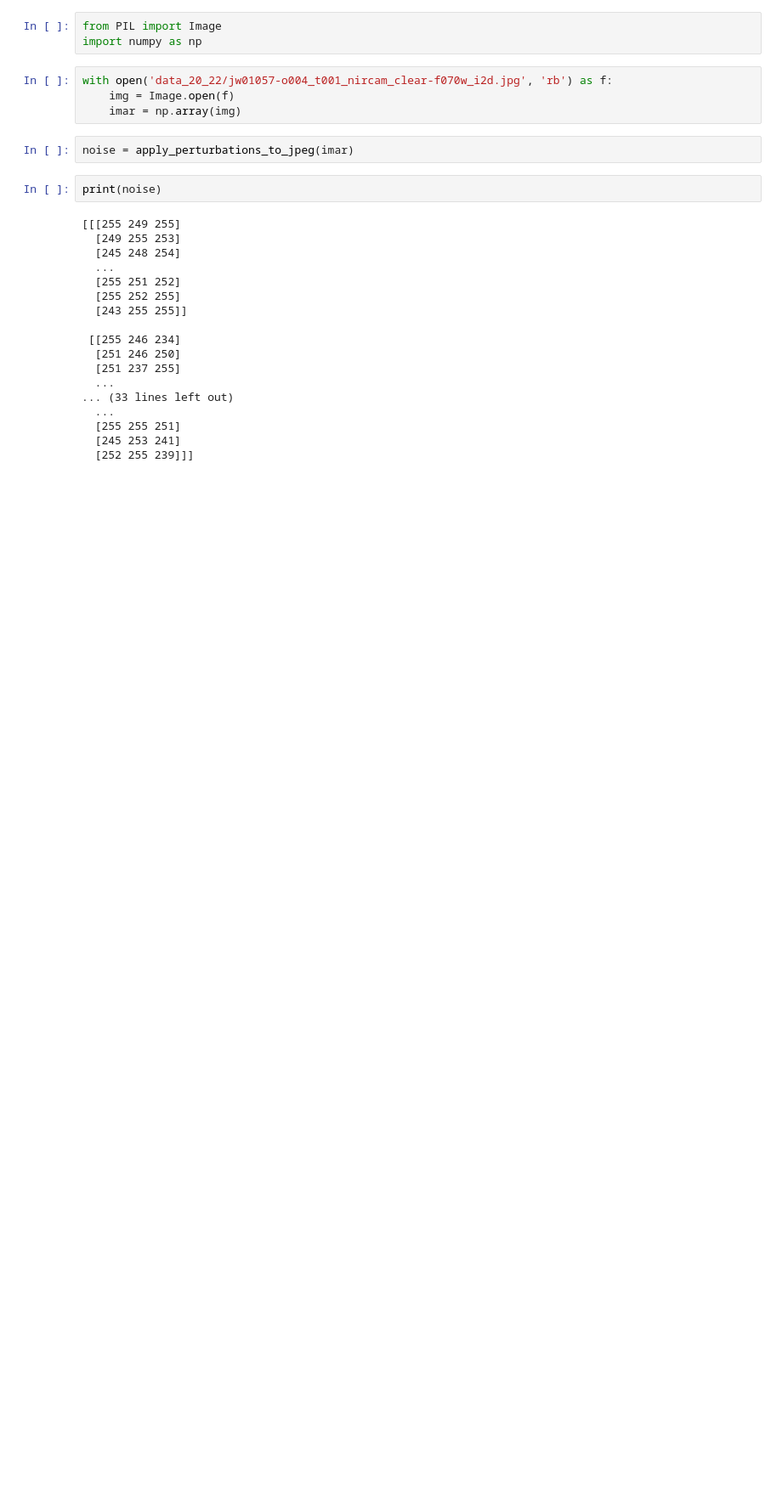
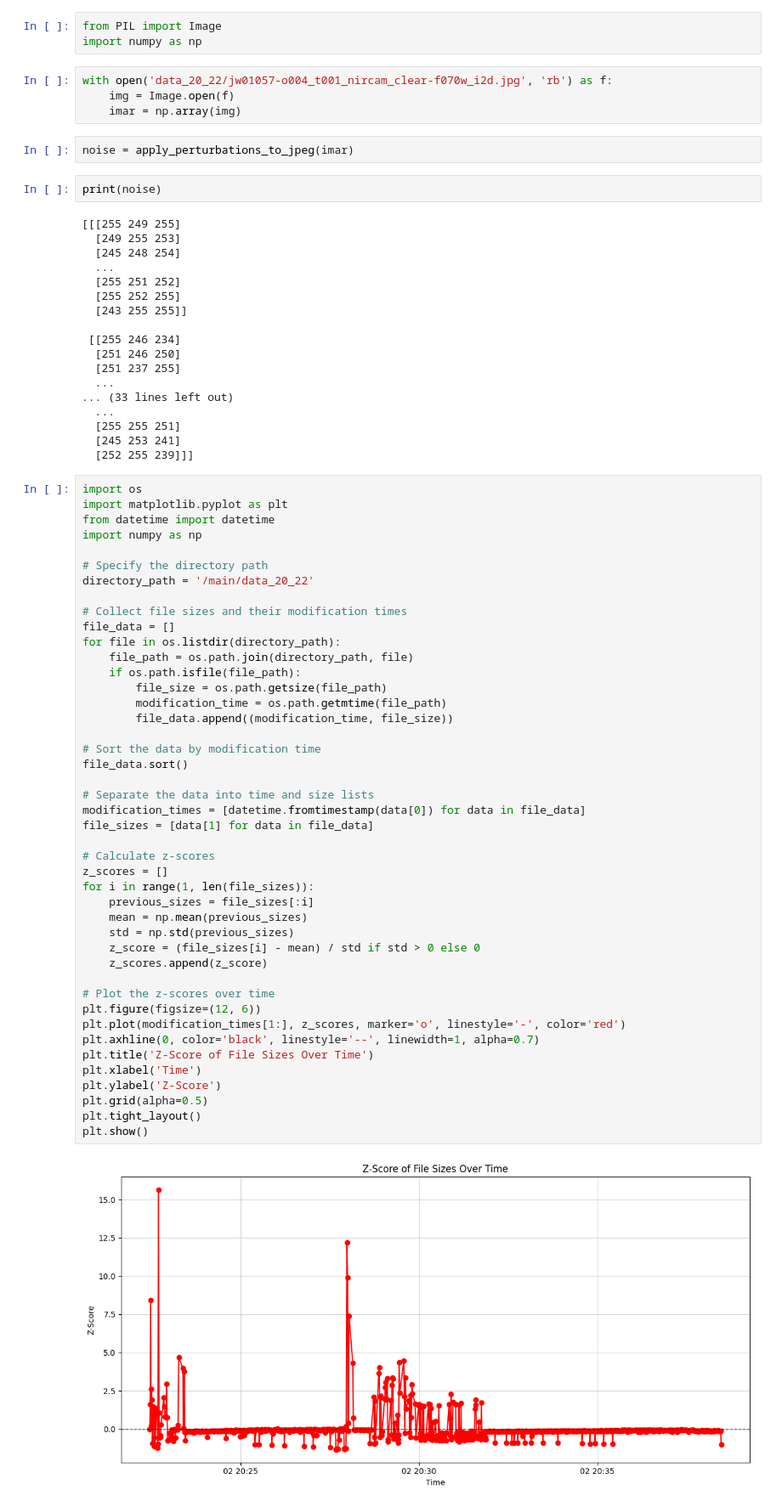
Before and after one commit to perindom/HWOsim, a Jupyter notebook: AccessingData.ipynb, the cells around one changed output. Shown at 85% size. Cells and saved outputs as stored; diff of their text form; blank space fills up the shorter version.

```diff
--- a/AccessingData.ipynb
+++ b/AccessingData.ipynb
@@ -229,3 +264,49 @@ print(noise)
   [255 255 251]
   [245 253 241]
   [252 255 239]]]
+# %%
+import os
+import matplotlib.pyplot as plt
+from datetime import datetime
+import numpy as np
+
+# Specify the directory path
+directory_path = '/main/data_20_22'
+
+# Collect file sizes and their modification times
+file_data = []
+for file in os.listdir(directory_path):
+    file_path = os.path.join(directory_path, file)
+    if os.path.isfile(file_path):
+        file_size = os.path.getsize(file_path)
+        modification_time = os.path.getmtime(file_path)
+        file_data.append((modification_time, file_size))
+
+# Sort the data by modification time
+file_data.sort()
+
+# Separate the data into time and size lists
+modification_times = [datetime.fromtimestamp(data[0]) for data in file_data]
+file_sizes = [data[1] for data in file_data]
+
+# Calculate z-scores
+z_scores = []
+for i in range(1, len(file_sizes)):
+    previous_sizes = file_sizes[:i]
+    mean = np.mean(previous_sizes)
+    std = np.std(previous_sizes)
+    z_score = (file_sizes[i] - mean) / std if std > 0 else 0
+    z_scores.append(z_score)
+
+# Plot the z-scores over time
+plt.figure(figsize=(12, 6))
+plt.plot(modification_times[1:], z_scores, marker='o', linestyle='-', color='red')
+plt.axhline(0, color='black', linestyle='--', linewidth=1, alpha=0.7)
+plt.title('Z-Score of File Sizes Over Time')
+plt.xlabel('Time')
+plt.ylabel('Z-Score')
+plt.grid(alpha=0.5)
+plt.tight_layout()
+plt.show()
+# %% [output]
+[figure, added]
```
Also changed, not shown: parts of 1 cell of this notebook, 4 other files.
